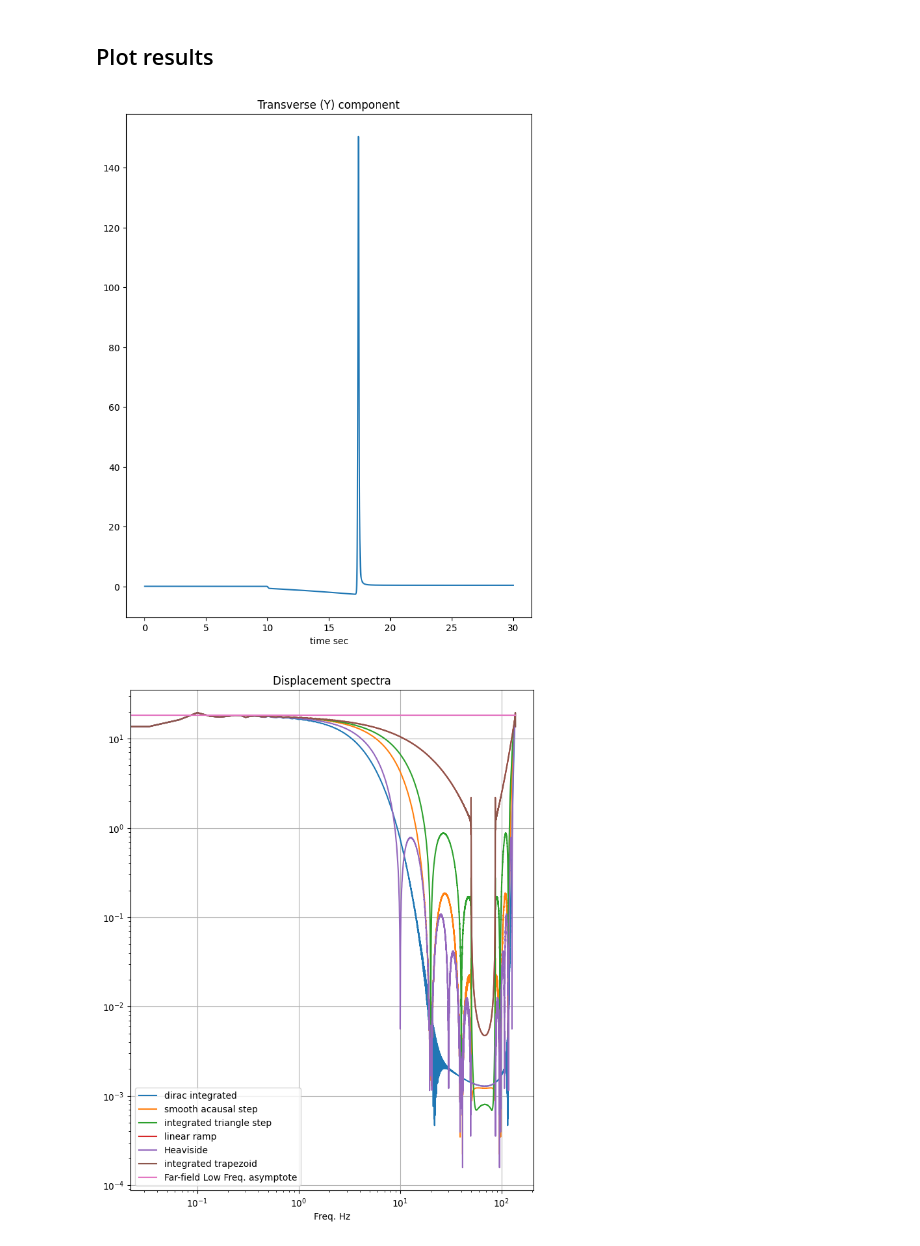
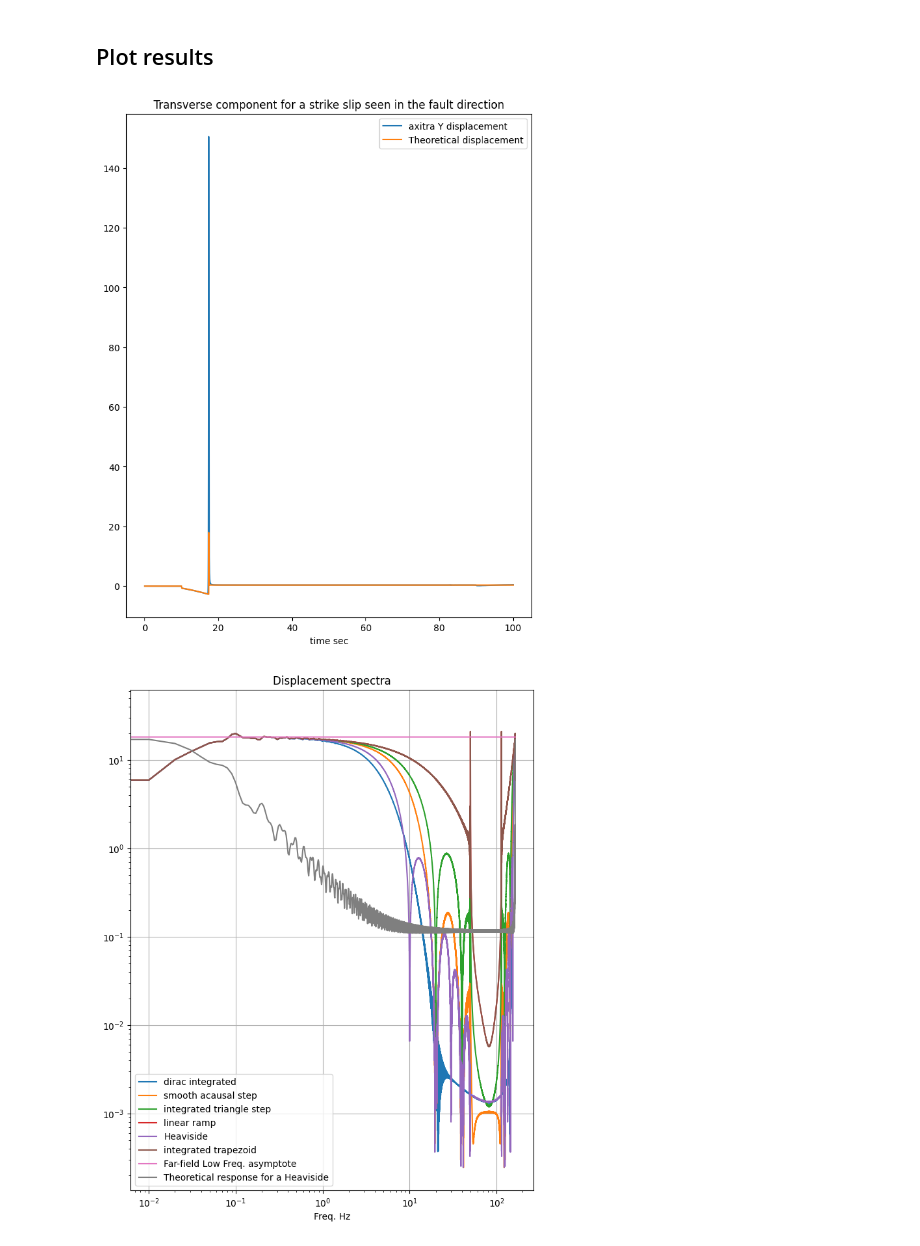
Before and after one commit to coutanto/axitra, a Jupyter notebook: MOMENT_DISP_F90_OPENMP/EXAMPLE/check_amplitude.ipynb, the cells around one changed output. Drawn from its saved outputs; the diff is of its cells as text; code cells hidden in the pictures.

Commit message:
update check amplitude script with theoretical response

```diff
--- a/MOMENT_DISP_F90_OPENMP/EXAMPLE/check_amplitude.ipynb
+++ b/MOMENT_DISP_F90_OPENMP/EXAMPLE/check_amplitude.ipynb
@@ -15,7 +104,7 @@ import matplotlib.pyplot as pt
 ## Parameters for receiver and source
 # %%
 # ---------------------------------
-# 1 source at center and depth 5 km
+# 1 source at center and a depth of 5 km
 # ---------------------------------
 sources=np.array([[1, 0.0, 0.000, 5000.000]])
 # We set a strike-slip fault aligned along the source-receiver direction
@@ -32,7 +121,7 @@ X = 50000
 stations=np.array([[1, X, 0.000, 0.000]])
 
 dist = np.linalg.norm(sources[0,1:4]-stations[0,1:4])
-print('distance is ',dist, 'meters')
+print('radial distance is ',dist, 'meters')
 
 # ---------------------------------
 # 1 layer
@@ -40,5 +129,6 @@ print('distance is ',dist, 'meters')
 # thickness (or top), Vp, Vs, rho, Qp, Qs
 rho = 2700.  #density
 beta = 2886. #Vs
-model = np.array([[00., 5000., beta, rho, 1000., 1000.]])
+alpha = 5000. #Vp
+model = np.array([[00., alpha, beta, rho, 1000., 1000.]])
 # %% [output]
@@ -57,7 +147,7 @@ Low frequency asymptote  18.300711037909867
 ## Run Green's function calculation
 # %%
 # Fill in the instance of Axitra Class
-ap = Axitra(model, stations, sources, fmax=50., duration=30., xl=500000., latlon=False,freesurface=False,axpath='../src')
+ap = Axitra(model, stations, sources, fmax=50., duration=100., xl=500000., latlon=False,freesurface=False,axpath='../src')
 print('npt',ap.npt)
 
 # Compute green's function
@@ -111,0 +193,5 @@ t, sx_8, sy_8, sz_8 = moment.conv(ap,hist,source_type=8,t0=0.05,t1=0.1,unit=1)
+# %%
+phi = 0
+theta = np.pi/2. - np.arcsin(0.1) # 5km/50km
+# warning reverse convention on rake direction
+u_r, u_theta, u_phi = GreenTheo(theta, phi, dist, alpha, beta, rho, -M0, t)
@@ -114,26 +214,30 @@ t, sx_8, sy_8, sz_8 = moment.conv(ap,hist,source_type=8,t0=0.05,t1=0.1,unit=1)
 # %%
 pt.figure(figsize=(8, 10))
 #pt.subplot(2,1,1)
 ier = pt.plot(t,sy_2[0,:])
 pt.xlabel('time sec')
-pt.title('Transverse (Y) component')
+pt.title('Transverse component for a strike slip seen in the fault direction')
+pt.plot(t,u_theta)
+pt.legend(['axitra Y displacement','Theoretical displacement']);
+
 pt.show()
 
 pt.figure(figsize=(8, 10))
 #pt.subplot(2,1,2)
 pt.xlabel('Freq. Hz')
 pt.title('Displacement spectra')
 pt.grid()
 nfreq = t.size
 df=1./t[-1]
 dt=t[1]-t[0]
 f = np.arange(0,nfreq)*df
 pt.loglog(f, np.abs(np.fft.fft(sy_2[0,:]))*dt, f, np.abs(np.fft.fft(sy_4[0,:]))*dt,
           f, np.abs(np.fft.fft(sy_5[0,:]))*dt,f, np.abs(np.fft.fft(sy_7[0,:]))*dt,
           f, np.abs(np.fft.fft(sy_8[0,:]))*dt, f, np.abs(np.fft.fft(sy_0[0,:]))*dt,
-          f, f*0.+LowFreq_asympt)
+          f, f*0.+LowFreq_asympt, f, np.abs(np.fft.fft(u_theta))*dt)
 pt.legend(['dirac integrated','smooth acausal step','integrated triangle step',
-           'linear ramp','Heaviside','integrated trapezoid','Far-field Low Freq. asymptote']);
+           'linear ramp','Heaviside','integrated trapezoid','Far-field Low Freq. asymptote',
+           'Theoretical response for a Heaviside']);
 # %% [output]
-[figure, old version]
+[figure, new version]
-[figure, old version]
+[figure, new version]
```
Also changed, not shown: parts of 12 cells of this notebook, 1 other file.
